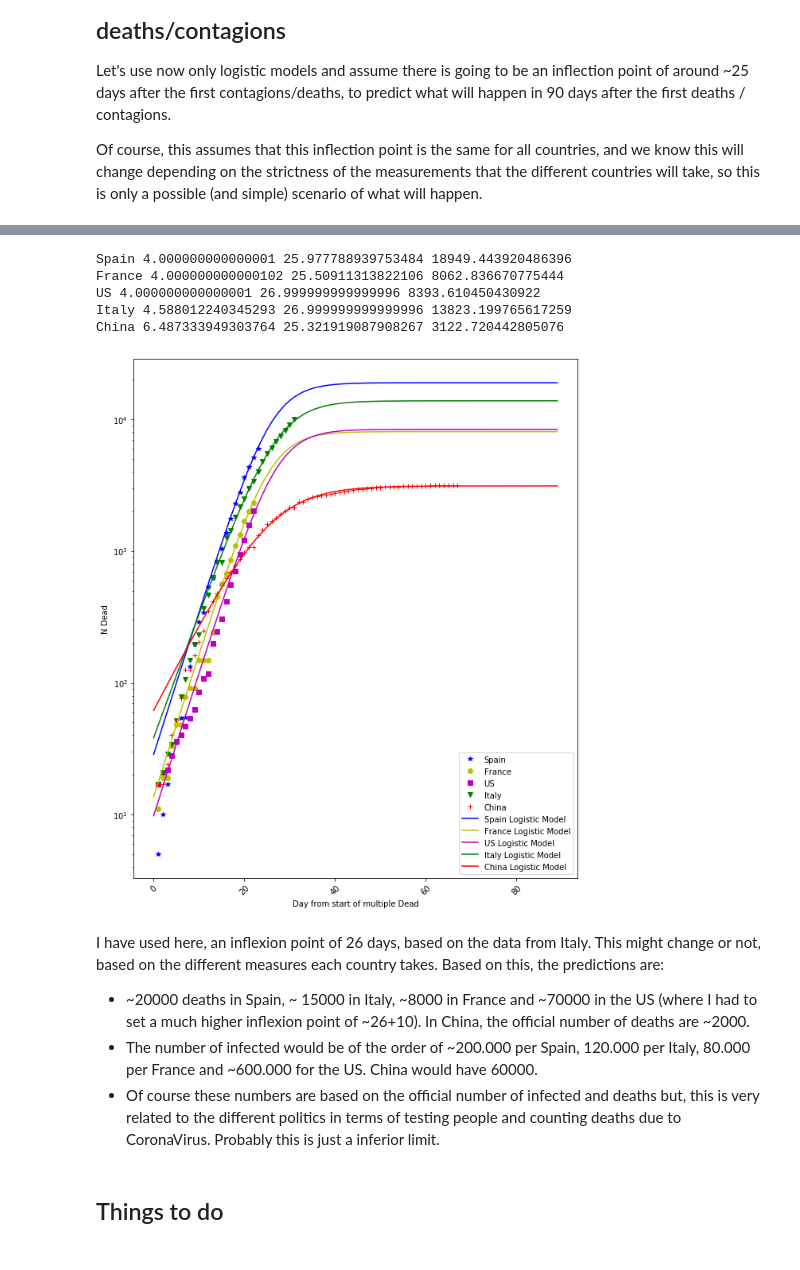
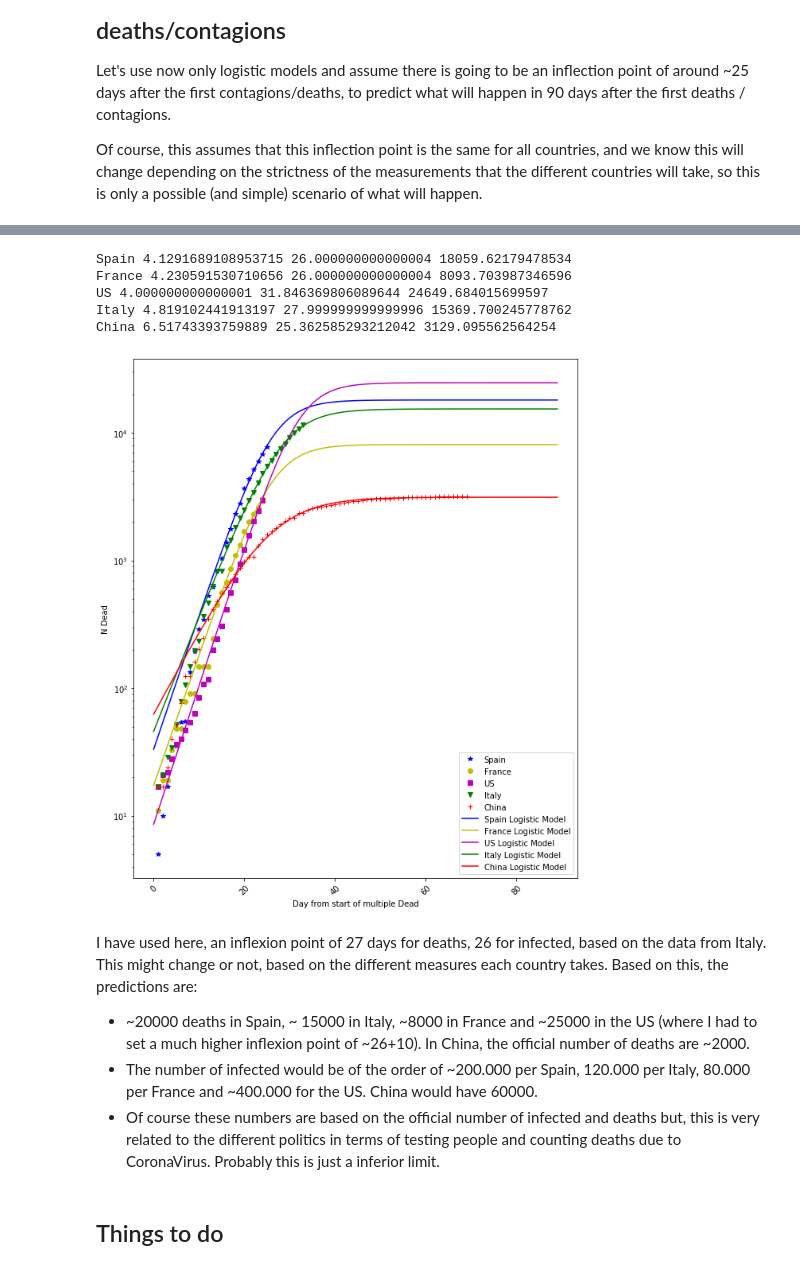
Before and after one commit to bascaso/bego.ascaso.work-gmail.com, a Jupyter notebook: infected_deaths_time_normalized.ipynb, the cells around one changed output, grey strips where cells are left out. Cells and saved outputs as stored; diff of their text form; code cells hidden in the pictures.

```diff
--- a/infected_deaths_time_normalized.ipynb
+++ b/infected_deaths_time_normalized.ipynb
@@ -254,7 +273,7 @@ def plot_extrapolated_logistic_model(df,label='Contagious',inflexion=25):
 
     xxW = np.array(df['DayStartUS'][df['DayStartUS']>0])
     yyW = np.array(df['WholeUS'][df['DayStartUS']>0])
-    popt, pcov = curve_fit(logistic_model, xxW, yyW, bounds=([4,inflexion-1,100], [10., inflexion+1, 1000000.]))
+    popt, pcov = curve_fit(logistic_model, xxW, yyW, bounds=([4,inflexion-10,100], [10., inflexion+10, 1000000.]))
 #    popt, pcov = curve_fit(logistic_model, xxW, yyW, bounds=([4,1,100], [10.,100, 1000000.]))
     plt.plot(xxPredictions, logistic_model(xxPredictions, *popt), 'm-')#
     print('US',popt[0],popt[1],popt[2])
@@ -292,17 +311,17 @@ China 4.260270903071945 19.69357931956952 67738.42977439349
 # %%
-plot_extrapolated_logistic_model(df_death,label='Dead',inflexion=26)
+plot_extrapolated_logistic_model(df_death,label='Dead',inflexion=27)
 # %% [output]
-Spain 4.000000000000001 25.977788939753484 18949.443920486396
-France 4.000000000000102 25.50911313822106 8062.836670775444
-US 4.000000000000001 26.999999999999996 8393.610450430922
-Italy 4.588012240345293 26.999999999999996 13823.199765617259
-China 6.487333949303764 25.321919087908267 3122.720442805076
+Spain 4.1291689108953715 26.000000000000004 18059.62179478534
+France 4.230591530710656 26.000000000000004 8093.703987346596
+US 4.000000000000001 31.846369806089644 24649.684015699597
+Italy 4.819102441913197 27.999999999999996 15369.700245778762
+China 6.51743393759889 25.362585293212042 3129.095562564254
-[figure, old version]
+[figure, new version]
 # %% [markdown]
-I have used here, an inflexion point of 26 days, based on the data from Italy.  This might change or not, based on the different measures each country takes. Based on this, the predictions are:
+I have used here, an inflexion point of 27 days for deaths, 26 for infected, based on the data from Italy.  This might change or not, based on the different measures each country takes. Based on this, the predictions are:
 
-- ~20000 deaths in Spain, ~ 15000 in Italy, ~8000 in France and ~70000 in the US (where I had to set a much higher inflexion point of ~26+10). In China, the official number of deaths are ~2000.
-- The number of infected would be of the order of ~200.000 per Spain, 120.000 per Italy, 80.000 per France and ~600.000 for the US. China would have 60000.
+- ~20000 deaths in Spain, ~ 15000 in Italy, ~8000 in France and ~25000 in the US (where I had to set a much higher inflexion point of ~26+10). In China, the official number of deaths are ~2000.
+- The number of infected would be of the order of ~200.000 per Spain, 120.000 per Italy, 80.000 per France and ~400.000 for the US. China would have 60000.
 - Of course these numbers are based on the official number of infected and deaths but, this is very related to the different politics in terms of testing people and counting deaths due to CoronaVirus. Probably this is just a inferior limit.
 # %% [markdown]
 ## Things to do
```
Also changed, not shown: parts of 10 cells of this notebook.
